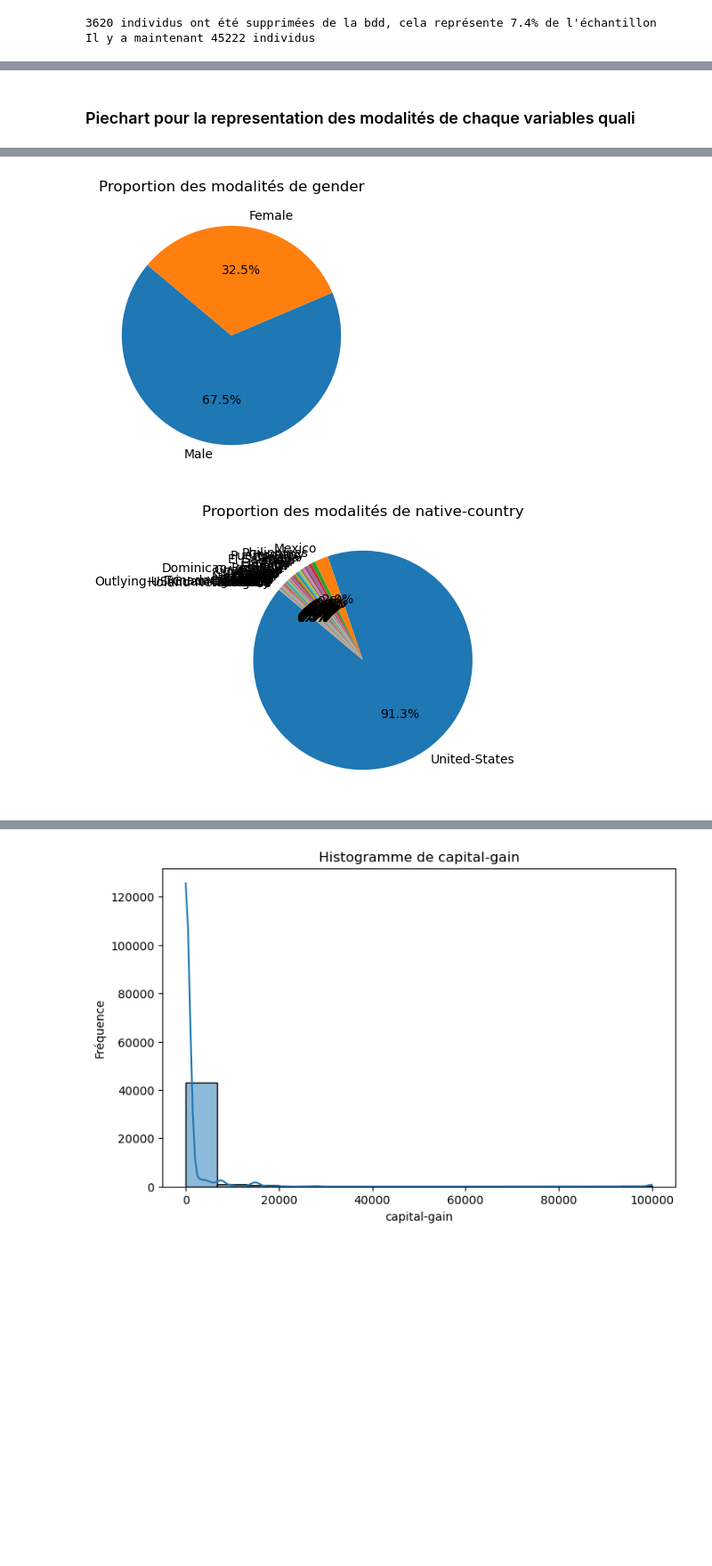
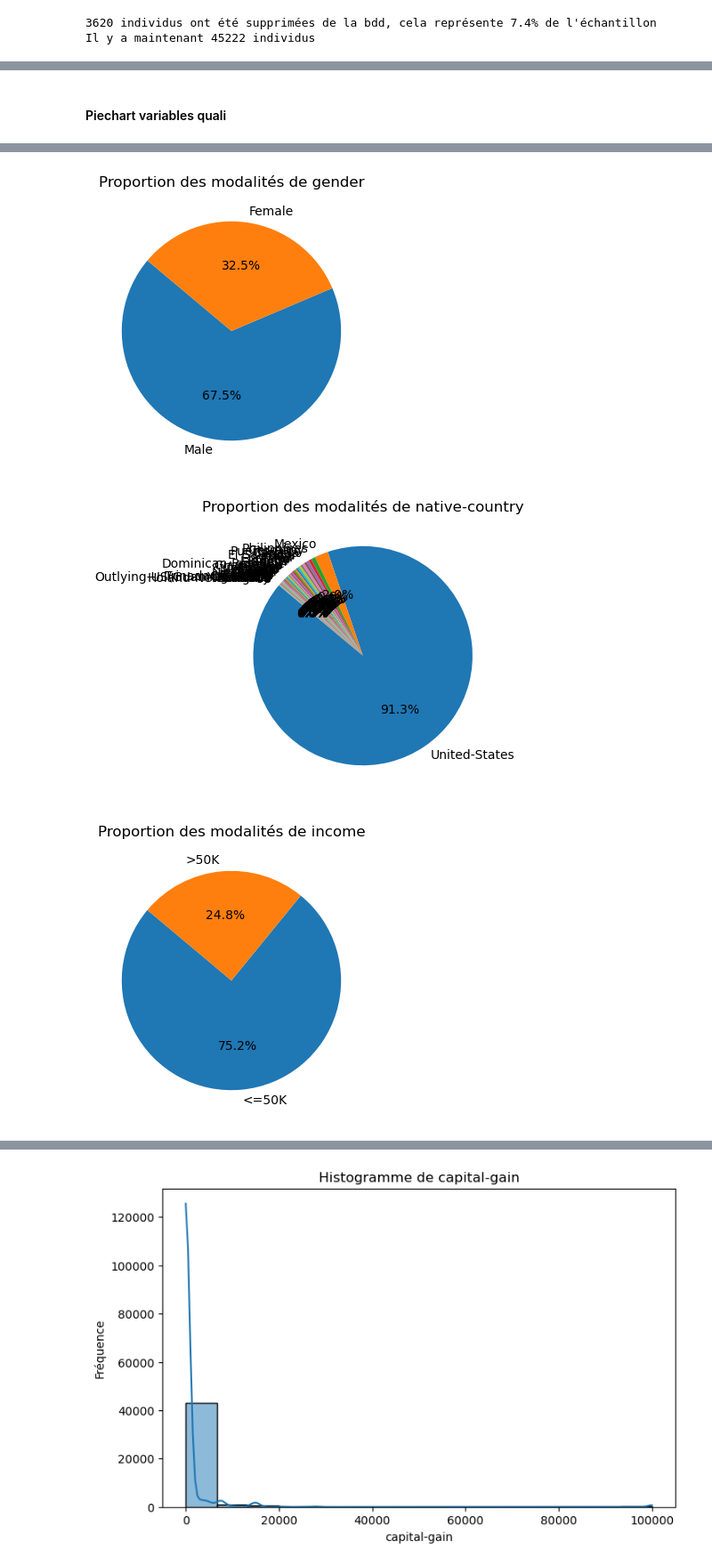
Before and after one commit to Jadorlo/Scoring, a Jupyter notebook: JPT_SCORING_Theo.ipynb, the cells around one changed output, grey strips where cells are left out. Shown at 89% size. Drawn from its saved outputs; the diff is of its cells as text; code cells hidden in the pictures; blank space fills up the shorter version.

```diff
--- a/JPT_SCORING_Theo.ipynb
+++ b/JPT_SCORING_Theo.ipynb
@@ -55,6 +55,7 @@ n_lignes_pre = len(df)
 
 df = df.replace('?', np.nan)
 df = df.dropna()
+df.reset_index(inplace=True, drop=True)
 
 n_lignes_post = len(df)
 
@@ -68,27 +71,28 @@ Il y a maintenant 45222 individus
 # %% [markdown]
-### Piechart pour la representation des modalités de chaque variables quali
+#### Piechart variables quali
 # %%
-variables_quali = ['workclass', 'education', 'marital-status', 'occupation', 'relationship', 'race', 'gender', 'native-country']
+variables_quali = ['workclass', 'education', 'marital-status', 'occupation', 'relationship', 'race', 'gender', 'native-country','income']
 
 # Boucle qui itere le processus suivant pour chaque variable qualitative
 for col in variables_quali:
 
     # Calcule les proportions des différentes modalités
     prop_mod = df[col].value_counts()
 
     # Crée un pie chart grace a mathplotlib
     plt.figure(figsize=(4, 4))
     plt.pie(prop_mod, labels=prop_mod.index, autopct='%1.1f%%', startangle=140)
     plt.title(f"Proportion des modalités de {col}")
     sns.color_palette("tab10")
     plt.show()
 # %% [output]
 [figure]
 [figure]
 [figure]
 [figure]
 [figure]
 [figure]
 [figure]
 [figure]
+[figure, added]
 # %% [markdown]
```
Also changed, not shown: parts of 7 cells of this notebook.
